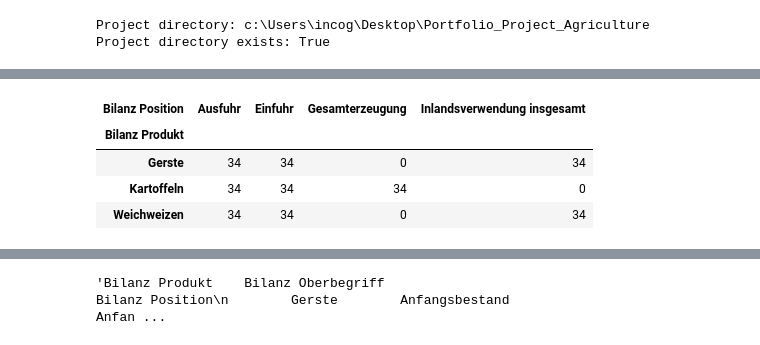
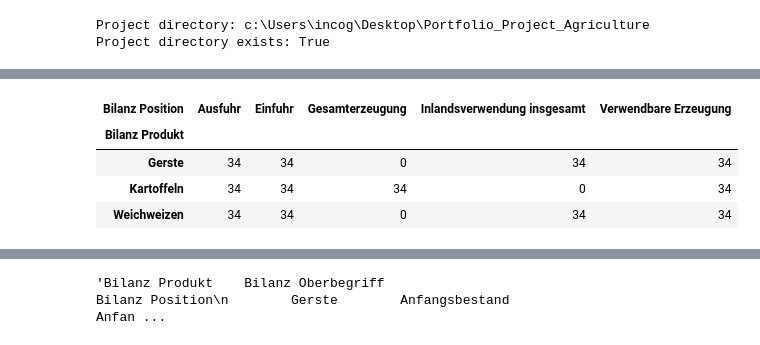
Before and after one commit to verveat/Agriculture_Crisis_Resilience, a Jupyter notebook: notebooks/01_ble_supply_balance_all_products.ipynb, the cells around one changed output, grey strips where cells are left out. Cells and saved outputs as stored; diff of their text form; code cells hidden in the pictures.

```diff
--- a/notebooks/01_ble_supply_balance_all_products.ipynb
+++ b/notebooks/01_ble_supply_balance_all_products.ipynb
@@ -750,19 +1548,21 @@ Missing quota values: 0
 # %%
 
 display(
     df[df["Bilanz Position"].isin([
         "Einfuhr",
         "Ausfuhr",
         "Inlandsverwendung insgesamt",
         "Gesamterzeugung",
+        "Inlandsverwendung standardisiert",
+        "Verwendbare Erzeugung"
     ])]
     .groupby(["Bilanz Produkt", "Bilanz Position"])
     .size()
     .unstack(fill_value=0)
 )
 # %% [output]
-| Bilanz Position | Ausfuhr | Einfuhr | Gesamterzeugung | Inlandsverwendung insgesamt |
-| Bilanz Produkt |  |  |  |  |
-| Gerste | 34 | 34 | 0 | 34 |
-| Kartoffeln | 34 | 34 | 34 | 0 |
-| Weichweizen | 34 | 34 | 0 | 34 |
+| Bilanz Position | Ausfuhr | Einfuhr | Gesamterzeugung | Inlandsverwendung insgesamt | Verwendbare Erzeugung |
+| Bilanz Produkt |  |  |  |  |  |
+| Gerste | 34 | 34 | 0 | 34 | 34 |
+| Kartoffeln | 34 | 34 | 34 | 0 | 34 |
+| Weichweizen | 34 | 34 | 0 | 34 | 34 |
```
Also changed, not shown: parts of 61 cells of this notebook.
